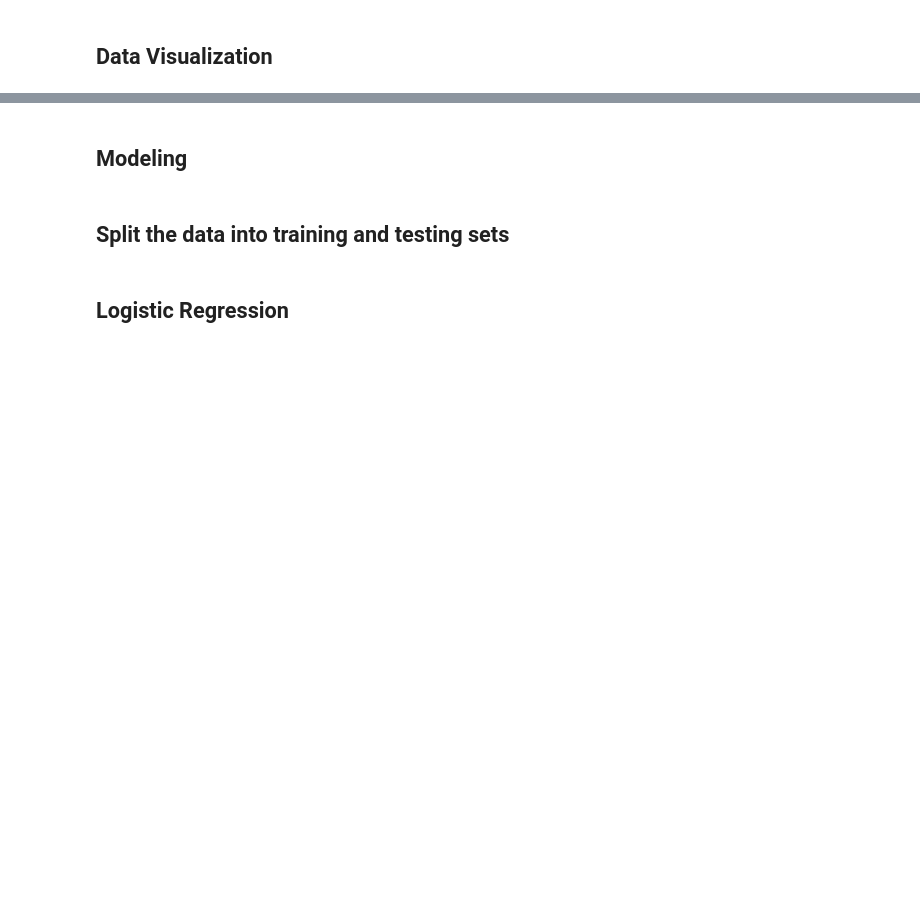
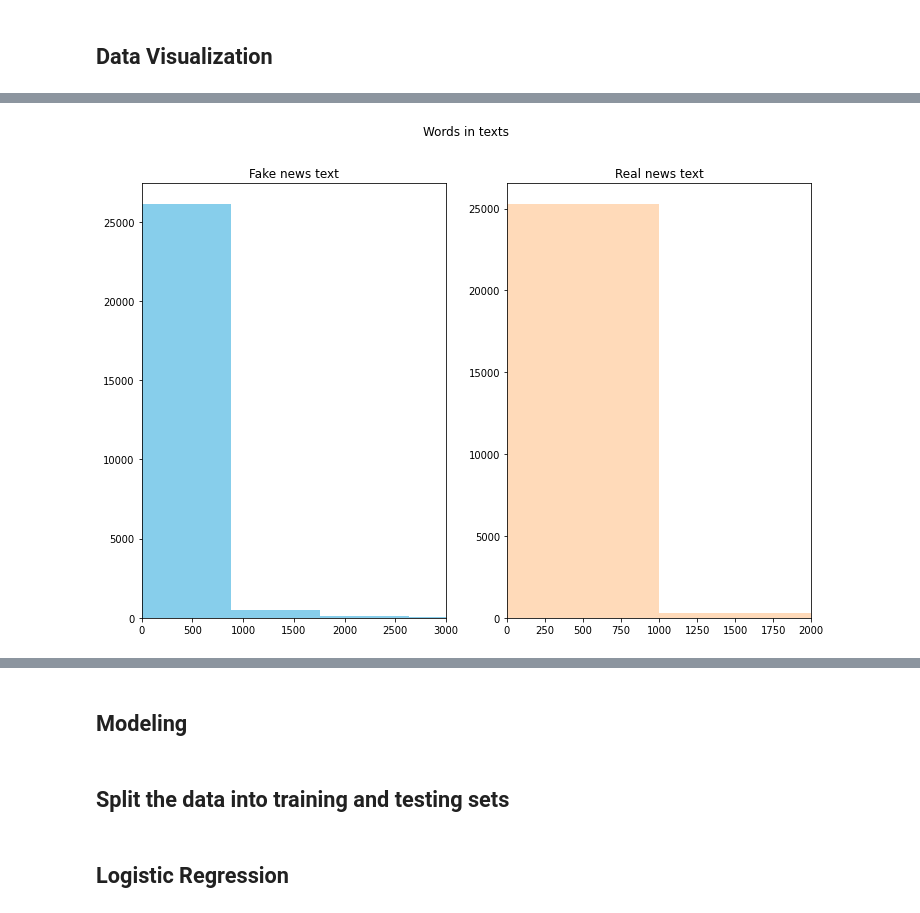
Before and after one commit to WayneJWZLemon/DS3715Project-Fake-News-Detection, a Jupyter notebook: Model/train.ipynb, the cells around one changed output, grey strips where cells are left out. Saved outputs shown, nothing was run; the diff lists cells and outputs as text; code cells hidden in the pictures; blank space fills up the shorter version.

```diff
--- a/Model/train.ipynb
+++ b/Model/train.ipynb
@@ -78,3 +146,17 @@ plt.show()
+# %%
+fig,(ax1,ax2)=plt.subplots(1,2,figsize=(12,8))
+text_len=data[data['label']=='FAKE']['text'].str.split().map(lambda x: len(x))
+ax1.set_xlim([0, 3000])
+ax1.hist(text_len,color='SkyBlue')
+ax1.set_title('Fake news text')
+text_len=data[data['label']=='REAL']['text'].str.split().map(lambda x: len(x))
+ax2.set_xlim([0, 2000])
+ax2.hist(text_len,color='PeachPuff')
+ax2.set_title('Real news text')
+fig.suptitle('Words in texts')
+plt.show()
+# %% [output]
+[figure, added]
 # %%
 from nltk import tokenize
 import seaborn as sns
```
Also changed, not shown: parts of 12 cells of this notebook.
